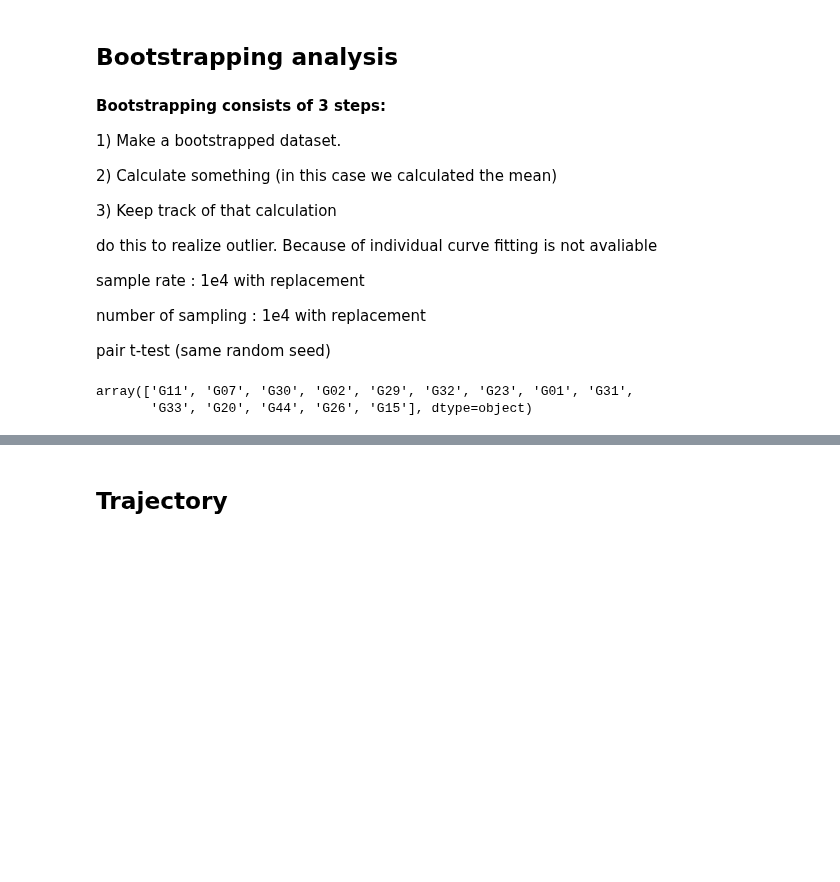
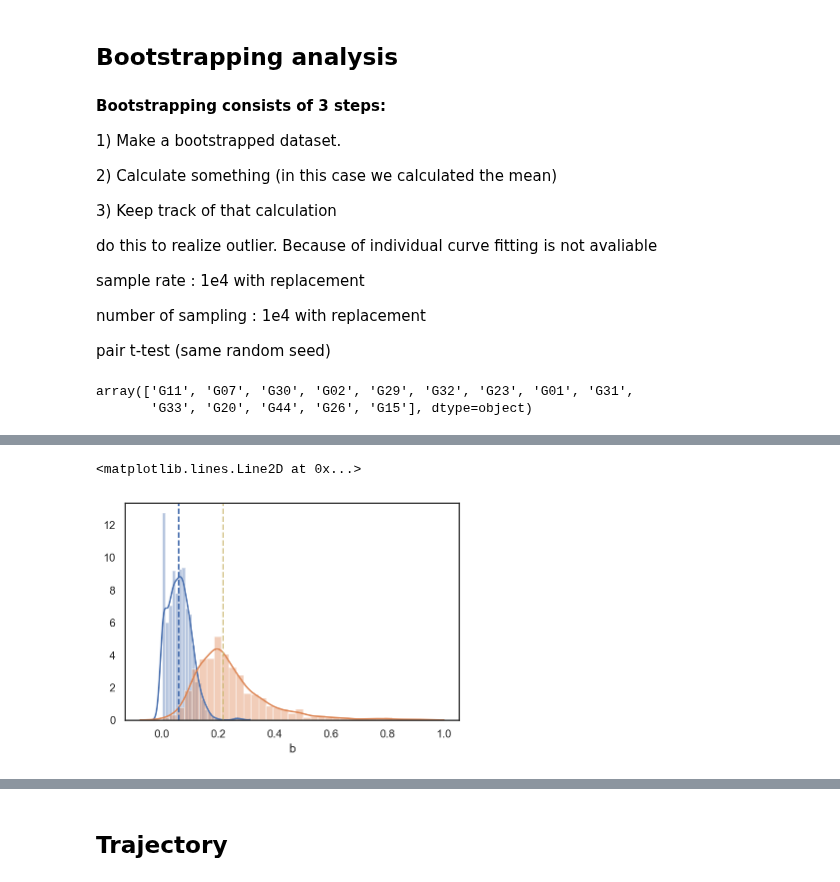
Before and after one commit to psb629/labs, a Jupyter notebook: GD/scrpits/notebook/Behavior_analysis.ipynb, the cells around one changed output, grey strips where cells are left out. Cells and saved outputs as stored; diff of their text form; code cells hidden in the pictures; blank space fills up the shorter version.

```diff
--- a/GD/scrpits/notebook/Behavior_analysis.ipynb
+++ b/GD/scrpits/notebook/Behavior_analysis.ipynb
@@ -633,0 +640,16 @@ dpopt
+# %%
+## the mean of an original sample
+y = dfMRI1.groupby('Block').mean().Reward
+popt, pcov = optimize.curve_fit(
+    func_exp, x, y, maxfev=300,
+    p0=[rand(),rand(),rand()],
+    bounds=([0,0,0], [2,1,1])
+)
+p1 = popt
+y = dfMRI3.groupby('Block').mean().Reward
+popt, pcov = optimize.curve_fit(
+    func_exp, x, y, maxfev=300,
+    p0=[rand(),rand(),rand()],
+    bounds=([0,0,0], [2,1,1])
+)
+p2 = popt
@@ -633,0 +664,8 @@ dpopt
+# %%
+ax = sns.distplot(dpopt[dpopt.visit=='fMRI1']['b'], norm_hist=True)
+sns.distplot(dpopt[dpopt.visit=='fMRI3']['b'], norm_hist=True)
+ax.axvline(p1[1], ls='--', color='b')
+ax.axvline(p2[1], ls='--', color='y')
+# %% [output]
+<matplotlib.lines.Line2D at 0x...>
+[figure, added]
```
Also changed, not shown: parts of 16 cells of this notebook.
